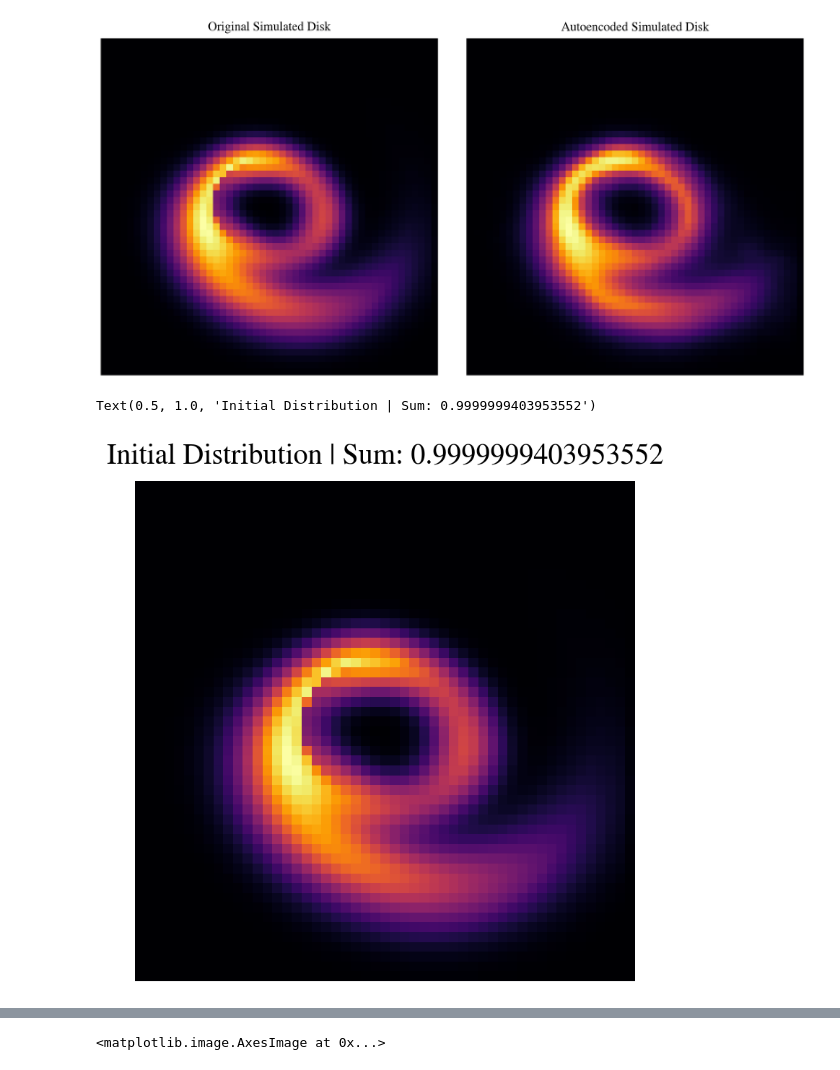
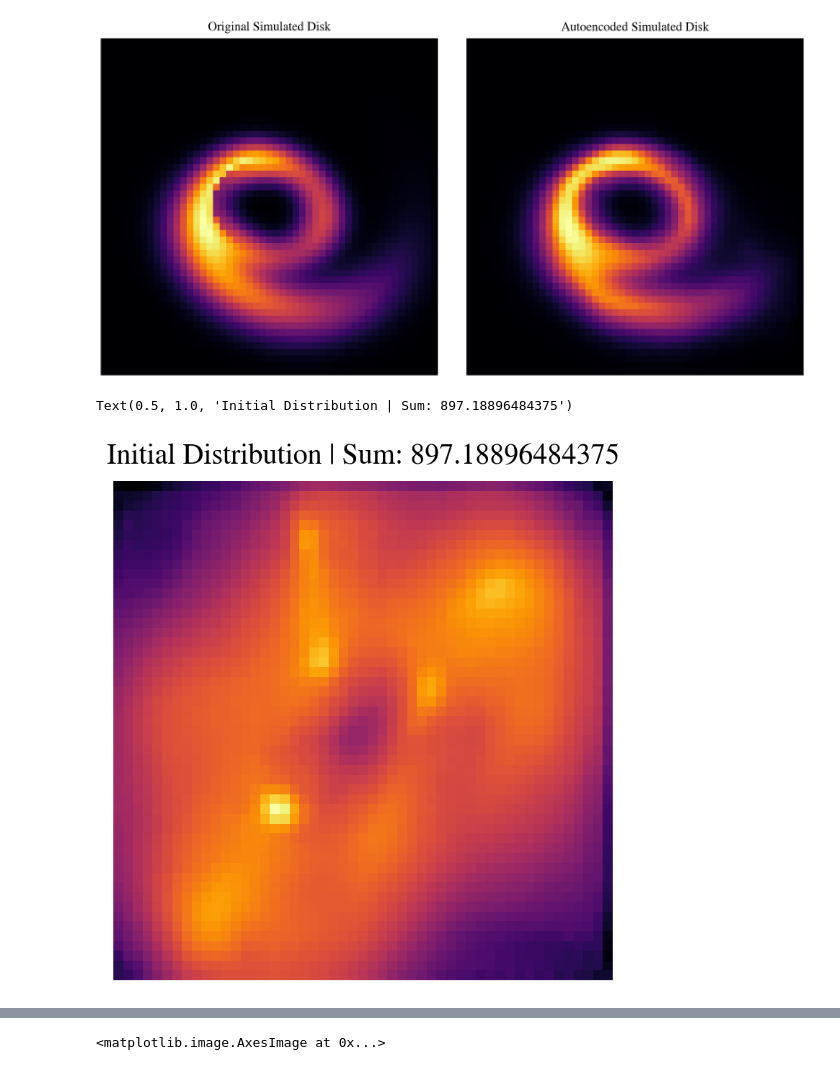
Before and after one commit to JonahDG/frito, a Jupyter notebook: notebooks/demo_deconvolve_sim_disk.ipynb, the cells around one changed output, grey strips where cells are left out. Drawn from its saved outputs; the diff is of its cells as text; code cells hidden in the pictures.

```diff
--- a/notebooks/demo_deconvolve_sim_disk.ipynb
+++ b/notebooks/demo_deconvolve_sim_disk.ipynb
@@ -221,18 +222,19 @@ sutured_model_path = os.path.join(
 sutured_ae = eqx.tree_deserialise_leaves(sutured_model_path, sutured_ae_struct)
 print(f"Suture Model Path: {sutured_model_path}")
 
+encoder, decoder = sutured_ae.modules
 
-def sum2unity(X):
-    return X / np.sum(X, axis=(1, 2), keepdims=True)
+# def sum2unity(X):
+#     return X / np.sum(X, axis=(1, 2), keepdims=True)
 
 
-sum2unity_layer = eqx.nn.Lambda(lambda z: sum2unity(z))
-norm_sutured_ae = eqx.tree_at(
-    lambda m: m.modules[1].layers,
-    sutured_ae,
-    sutured_ae.modules[1].layers + [sum2unity_layer],
-)
+# sum2unity_layer = eqx.nn.Lambda(lambda z: sum2unity(z))
+# norm_sutured_ae = eqx.tree_at(
+#     lambda m: m.modules[1].layers,
+#     sutured_ae,
+#     sutured_ae.modules[1].layers + [sum2unity_layer],
+# )
 
-encoder, decoder = norm_sutured_ae.modules
+# encoder, decoder = norm_sutured_ae.modules
 # %% [output]
 Suture Model Path: _data/autoencoder/trained_models/PPD/7_4_Rbest.eqx
@@ -248,16 +262,17 @@ ax[1].set_title("Autoencoded Simulated Disk")
 Text(0.5, 1.0, 'Autoencoded Simulated Disk')
 [figure]
 # %%
-# init_latent = np.zeros((170,))
-# init_dist = decoder(init_latent)[0]
-init_dist = normalize_image(test_51x51_image)
+init_latent = np.zeros((170,))
+init_dist = decoder(init_latent)[0]
+# init_dist = normalize_image(test_51x51_image)
+# init_dist = test_51x51_image
 fig, ax = plt.subplots(figsize=(3, 3))
 ax.imshow(init_dist)
 ax.set_axis_off()
 ax.set_title(f"Initial Distribution | Sum: {np.sum(init_dist)}")
 # %% [output]
-Text(0.5, 1.0, 'Initial Distribution | Sum: 0.9999999403953552')
+Text(0.5, 1.0, 'Initial Distribution | Sum: 897.18896484375')
-[figure, old version]
+[figure, new version]
 # %%
 sim_noise_key, master_key = jr.split(master_key, 2)
 disco_sim = inject_image(
```
Also changed, not shown: parts of 18 cells of this notebook, 8 other files.
